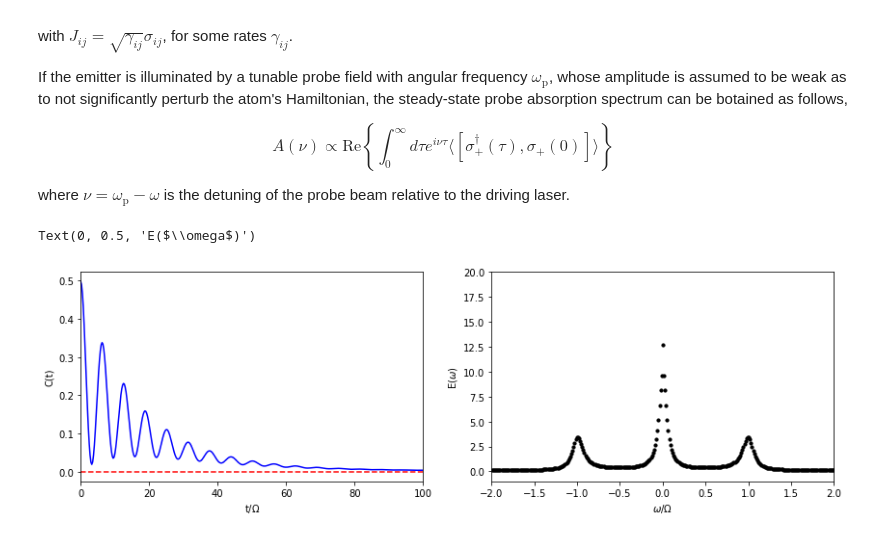
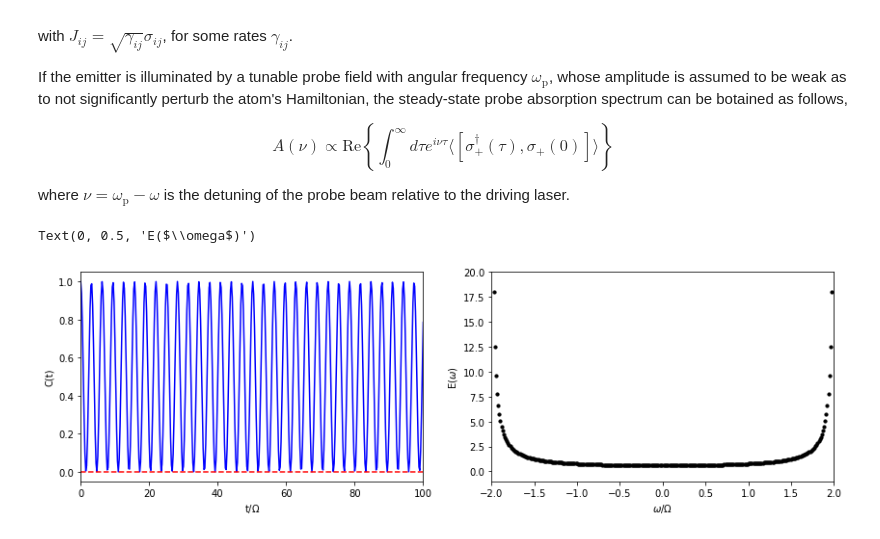
Before and after one commit to N384R/Quantum_Dynamics, a Jupyter notebook: Ch3-Master_equations.ipynb, the cells around one changed output. Cells and saved outputs as stored; diff of their text form; code cells hidden in the pictures.

```diff
--- a/Ch3-Master_equations.ipynb
+++ b/Ch3-Master_equations.ipynb
@@ -725,31 +725,34 @@ times = np.linspace(0, 500, N) # time interval
 corrs = np.zeros(N, dtype = complex) # correlation array
 dt = times[1] - times[0] # time step
 P = expm(L * dt) # propagator
 B_ss = sm @ rho_ss # emission operator applied to the steady state
 vec_B_ss = np.reshape(B_ss, (dim**2, 1)) # vectorized B_ss
 
 # calculate correlation function
 for kt, t in enumerate(times):
     corrs[kt] = np.trace(sp @ np.reshape(vec_B_ss, (dim, dim))) # correlation
     vec_B_ss = P @ vec_B_ss # propagate operator using semigroup composition
 
+# testing the model correlation function
+corrs = np.cos(times)**2 * np.exp(-Gamma * times) # correlation function
+
 # ---> fourier transform
 spec = 2 * np.real(fft(corrs)) * dt # spectrum
 wlist = 2 * np.pi * fftfreq(N, dt) # angular frequency list
 
 # plot
 fig, ax = plt.subplots(1, 2, figsize=(14, 4))
 ax[0].plot(times / Omega, np.real(corrs), 'b-')
 ax[0].plot(times, np.imag(corrs), 'r--')
 ax[0].set_xlim(0, 100)
 ax[0].set_xlabel('t/$\Omega$')
 ax[0].set_ylabel('C(t)')
 
 ax[1].scatter(wlist / Omega, spec, s = 10, color = 'k')
 ax[1].set_xlim(-2, 2)
 ax[1].set_ylim(-1, 20)
 ax[1].set_xlabel('$\omega/\Omega$')
 ax[1].set_ylabel('E($\omega$)')
 # %% [output]
 Text(0, 0.5, 'E($\\omega$)')
-[figure, old version]
+[figure, new version]
```
Also changed, not shown: parts of 1 cell of this notebook, 1 other file.
